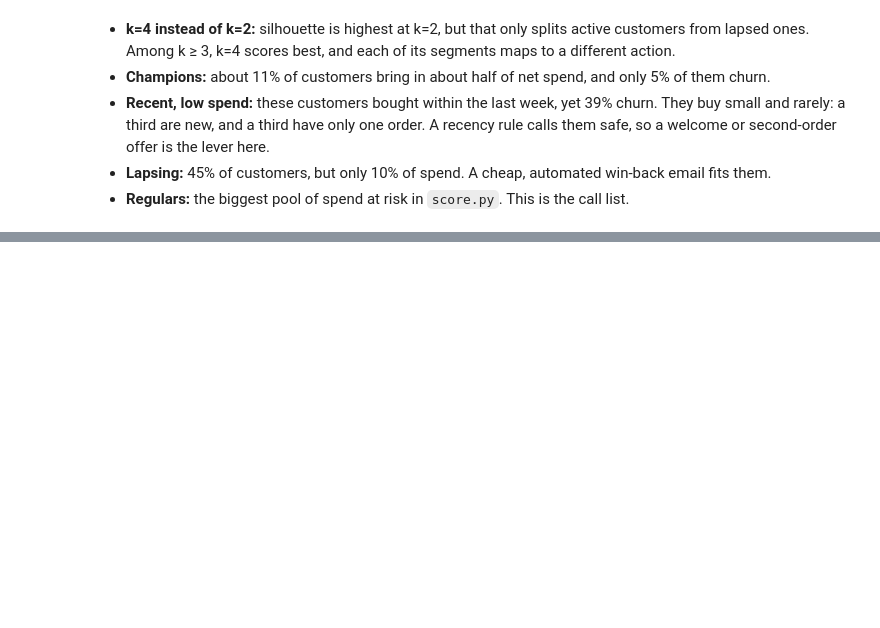
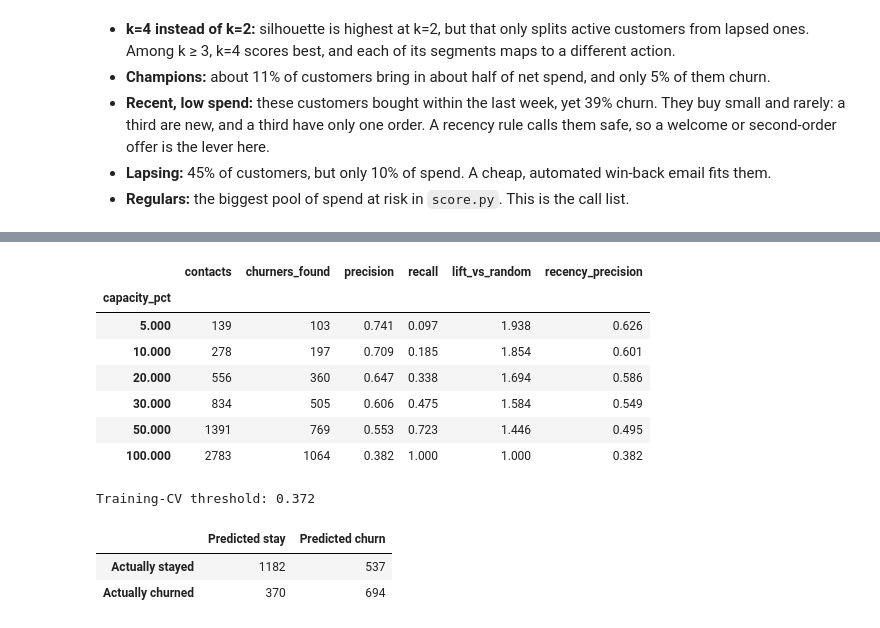
Before and after one commit to guptas-git/customer-churn, a Jupyter notebook: notebooks/eda.ipynb, the cells around one changed output, grey strips where cells are left out. Drawn from its saved outputs; the diff is of its cells as text; code cells hidden in the pictures; blank space fills up the shorter version.

```diff
--- a/notebooks/eda.ipynb
+++ b/notebooks/eda.ipynb
@@ -226,0 +233,49 @@ ax.legend();
+# %%
+from sklearn.metrics import confusion_matrix, roc_auc_score
+
+assert round(roc_auc_score(test.churned, test.p), 3) == res.loc[chosen, 'roc_auc']
+ranked = test.sort_values('p', ascending=False, kind='stable')
+by_recency = test.sort_values('recency', ascending=False, kind='stable')
+rows = []
+for fraction in [0.05, 0.10, 0.20, 0.30, 0.50, 1.00]:
+    contacts = int(len(test) * fraction)
+    selected = ranked.iloc[:contacts]
+    found = int(selected.churned.sum())
+    rows.append({
+        'capacity_pct': fraction * 100,
+        'contacts': contacts,
+        'churners_found': found,
+        'precision': selected.churned.mean(),
+        'recall': found / test.churned.sum(),
+        'lift_vs_random': selected.churned.mean() / test.churned.mean(),
+        'recency_precision': by_recency.iloc[:contacts].churned.mean(),
+    })
+capacity = pd.DataFrame(rows).set_index('capacity_pct')
+assert capacity.churners_found.is_monotonic_increasing
+assert capacity.loc[100, 'churners_found'] == test.churned.sum()
+assert round(capacity.loc[20, 'precision'], 3) == res.loc[chosen, 'precision_top20%']
+capacity.to_csv('../results/retention_capacity.csv')
+display(capacity.round(3))
+
+cm = pd.DataFrame(
+    confusion_matrix(test.churned, flag.astype(int), labels=[0, 1]),
+    index=['Actually stayed', 'Actually churned'],
+    columns=['Predicted stay', 'Predicted churn'],
+)
+assert cm.to_numpy().sum() == len(test)
+cm.to_csv('../results/threshold_confusion.csv')
+print(f'Training-CV threshold: {cv.loc[chosen, "threshold"]:.3f}')
+display(cm)
+# %% [output]
+|  | contacts | churners_found | precision | recall | lift_vs_random | recency_precision |
+| capacity_pct |  |  |  |  |  |  |
+| 5.000 | 139 | 103 | 0.741 | 0.097 | 1.938 | 0.626 |
+| 10.000 | 278 | 197 | 0.709 | 0.185 | 1.854 | 0.601 |
+| 20.000 | 556 | 360 | 0.647 | 0.338 | 1.694 | 0.586 |
+| 30.000 | 834 | 505 | 0.606 | 0.475 | 1.584 | 0.549 |
+| 50.000 | 1391 | 769 | 0.553 | 0.723 | 1.446 | 0.495 |
+| 100.000 | 2783 | 1064 | 0.382 | 1.000 | 1.000 | 0.382 |
+Training-CV threshold: 0.372
+|  | Predicted stay | Predicted churn |
+| Actually stayed | 1182 | 537 |
+| Actually churned | 370 | 694 |
```
Also changed, not shown: parts of 4 cells of this notebook, 5 other files.
